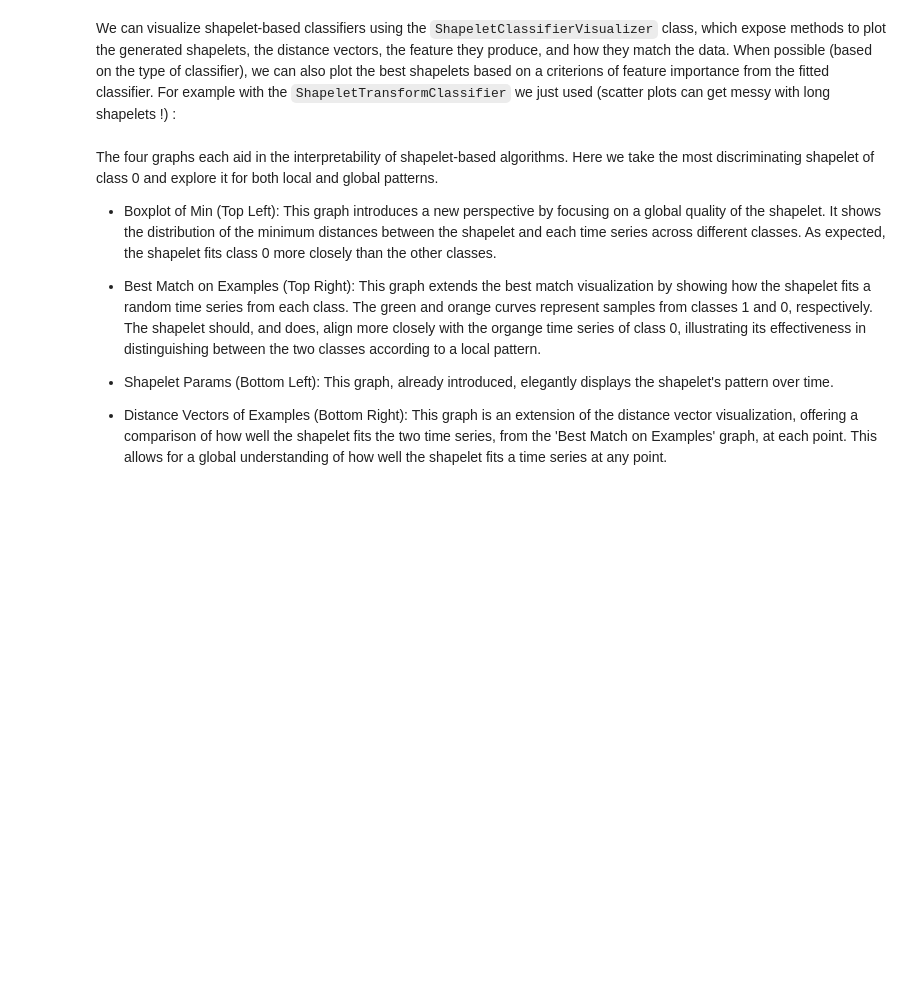
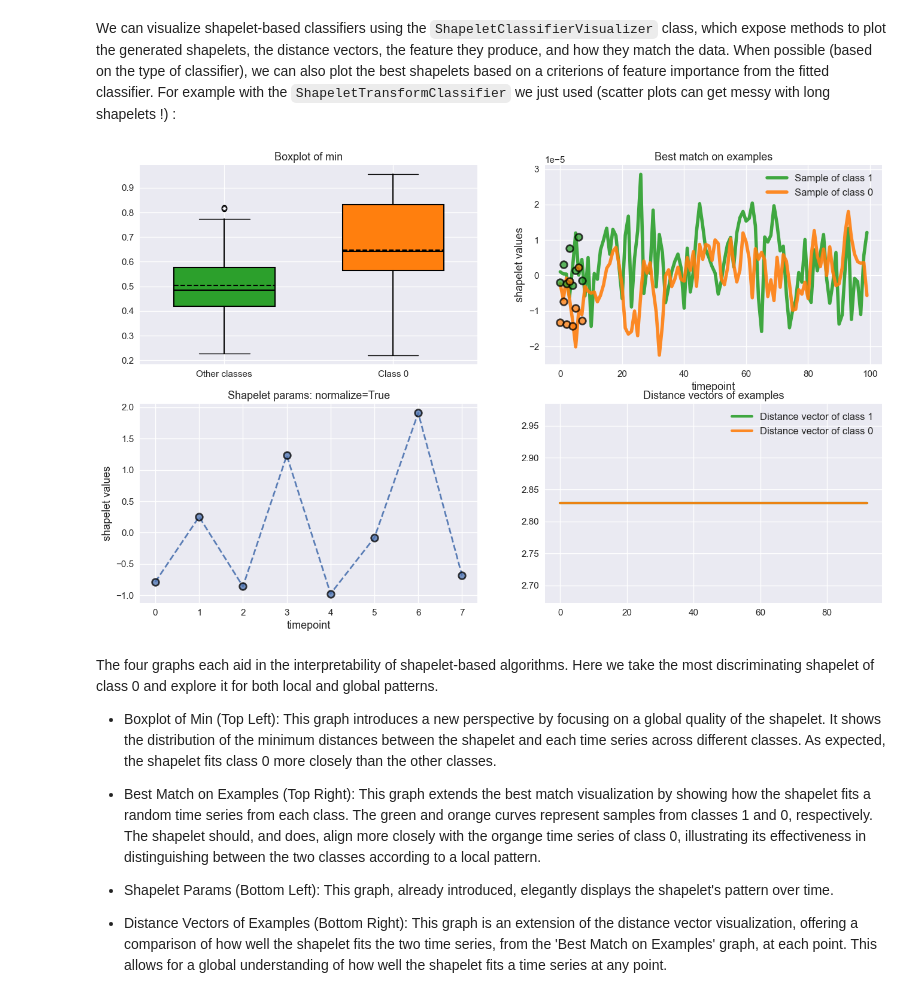
Before and after one commit to aeon-tutorials/KDD-2024, a Jupyter notebook: Notebooks/part8_shapelet_based.ipynb, the cells around one changed output. Cells and saved outputs as stored; diff of their text form; code cells hidden in the pictures; blank space fills up the shorter version.

```diff
--- a/Notebooks/part8_shapelet_based.ipynb
+++ b/Notebooks/part8_shapelet_based.ipynb
@@ -108,22 +118,24 @@ We can visualize shapelet-based classifiers using the `ShapeletClassifierVisuali
 # %%
 from aeon.visualisation import ShapeletClassifierVisualizer
 
 stc_vis = ShapeletClassifierVisualizer(stc)
 id_class = 0 # Show the best shapelet for class 0
-fig = stc_vis.visualize_best_shapelets_one_class(
+fig = stc_vis.visualize_shapelets_one_class(
     X_test,
     y_test,
     id_class,
     figure_options={"figsize": (16,9.5), "nrows": 2, "ncols": 2}, # Some options to make a beatiful plot
     scatter_options={"s": 70,"alpha": 0.75,"zorder": 3,"edgecolor": "black","linewidths": 2}, # Some options to make a beatiful plot
     rc_Params_options={  # Some options to make a beatiful plot
     "legend.fontsize": 12,
     "xtick.labelsize": 11,
     "ytick.labelsize": 11,
     "axes.titlesize": 13,
     "axes.labelsize": 13,
 },
 )
+# %% [output]
+[figure, added]
 # %% [markdown]
 The four graphs each aid in the interpretability of shapelet-based algorithms. Here we take the most discriminating shapelet of class 0 and explore it for both local and global patterns.
 
```
Also changed, not shown: parts of 8 cells of this notebook, 11 other files.
